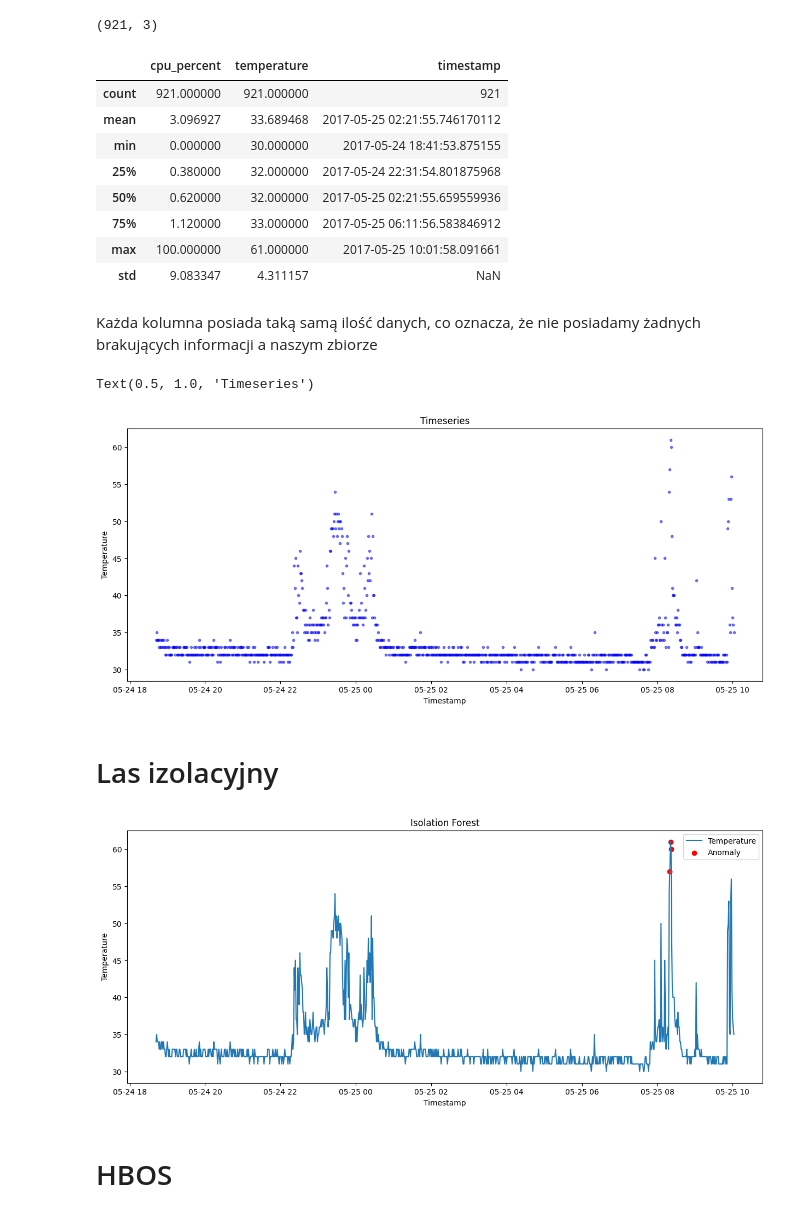
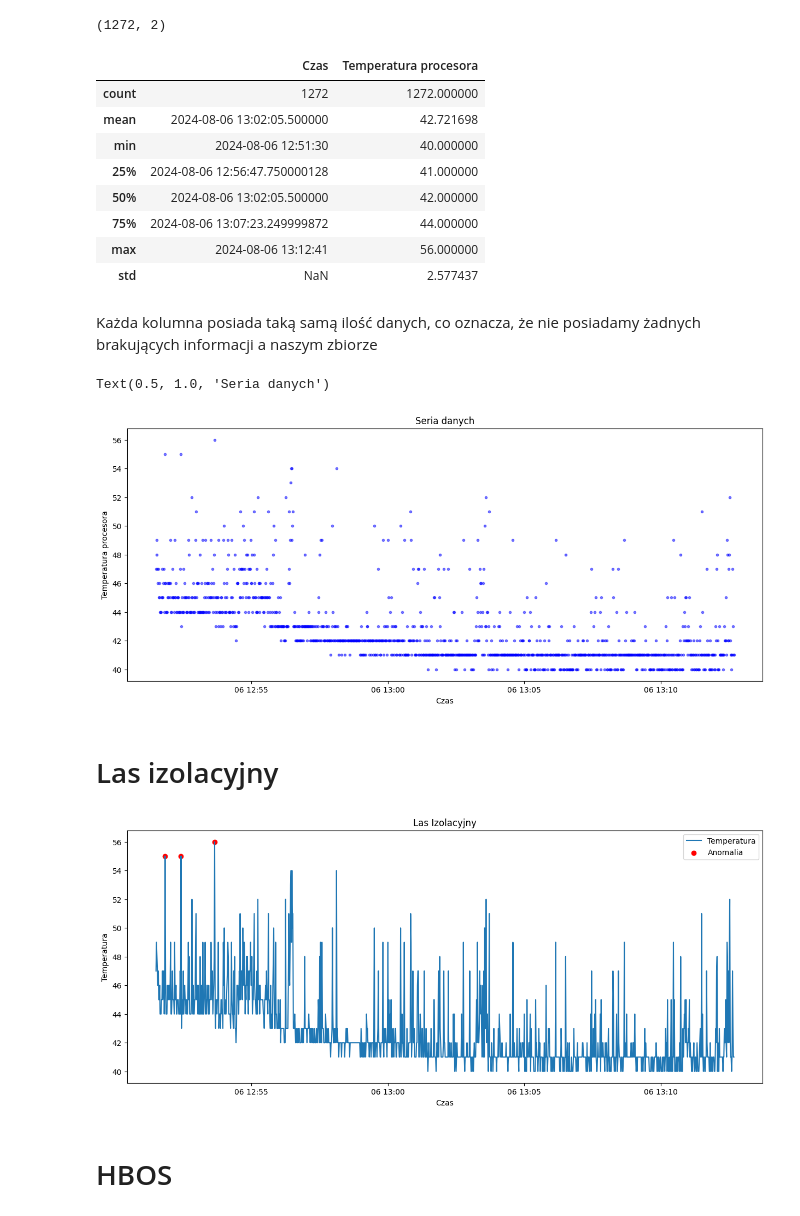
Before and after one commit to wiktorrudzki/MiW, a Jupyter notebook: initial.ipynb, the cells around one changed output. Drawn from its saved outputs; the diff is of its cells as text; code cells hidden in the pictures.

Commit message:
refactor: copy temp data to new variable

```diff
--- a/initial.ipynb
+++ b/initial.ipynb
@@ -5,16 +5,16 @@ import matplotlib.pyplot as plt
 # %%
 def show_anomaly_graph(data_source, title):
   plt.figure(figsize=(15,6))
-  plt.plot(data_source['timestamp'], data_source['temperature'], label='Temperature')
-  plt.scatter(data_source['timestamp'][data_source['anomaly'] == 1], data_source['temperature'][data_source['anomaly'] == 1], color='red', label='Anomaly')
-  plt.xlabel("Timestamp")
-  plt.ylabel("Temperature")
+  plt.plot(data_source['Czas'], data_source['Temperatura procesora'], label='Temperatura')
+  plt.scatter(data_source['Czas'][data_source['Anomalia'] == 1], data_source['Temperatura procesora'][data_source['Anomalia'] == 1], color='red', label='Anomalia')
+  plt.xlabel("Czas")
+  plt.ylabel("Temperatura")
   plt.title(title)
   plt.legend()
   plt.show()
 # %%
-data = pd.read_csv('./sysinfo.csv')
-data['timestamp'] = pd.to_datetime(data['timestamp'])
+data = pd.read_csv('./data/CPUTemperatureLog.csv')
+data['Czas'] = pd.to_datetime(data['Czas'])
 # %%
 data.head()
 # %% [output]
@@ -27,54 +27,53 @@ data.head()
 # %%
 data.shape
 # %% [output]
-(921, 3)
+(1272, 2)
 # %%
 data.describe()
 # %% [output]
-|  | cpu_percent | temperature | timestamp |
-| count | 921.000000 | 921.000000 | 921 |
-| mean | 3.096927 | 33.689468 | 2017-05-25 02:21:55.746170112 |
-| min | 0.000000 | 30.000000 | 2017-05-24 18:41:53.875155 |
-| 25% | 0.380000 | 32.000000 | 2017-05-24 22:31:54.801875968 |
-| 50% | 0.620000 | 32.000000 | 2017-05-25 02:21:55.659559936 |
-| 75% | 1.120000 | 33.000000 | 2017-05-25 06:11:56.583846912 |
-| max | 100.000000 | 61.000000 | 2017-05-25 10:01:58.091661 |
-| std | 9.083347 | 4.311157 | NaN |
+|  | Czas | Temperatura procesora |
+| count | 1272 | 1272.000000 |
+| mean | 2024-08-06 13:02:05.500000 | 42.721698 |
+| min | 2024-08-06 12:51:30 | 40.000000 |
+| 25% | 2024-08-06 12:56:47.750000128 | 41.000000 |
+| 50% | 2024-08-06 13:02:05.500000 | 42.000000 |
+| 75% | 2024-08-06 13:07:23.249999872 | 44.000000 |
+| max | 2024-08-06 13:12:41 | 56.000000 |
+| std | NaN | 2.577437 |
 # %% [markdown]
 Każda kolumna posiada taką samą ilość danych, co oznacza, że nie posiadamy żadnych brakujących informacji a naszym zbiorze
 # %%
 plt.figure(figsize=(15, 6))
-plt.plot(data['timestamp'], data['temperature'], 'b.', alpha=0.5)
-plt.xlabel("Timestamp")
-plt.ylabel("Temperature")
-plt.title("Timeseries")
+plt.plot(data['Czas'], data['Temperatura procesora'], 'b.', alpha=0.5)
+plt.xlabel("Czas")
+plt.ylabel("Temperatura procesora")
+plt.title("Seria danych")
 # %% [output]
-Text(0.5, 1.0, 'Timeseries')
+Text(0.5, 1.0, 'Seria danych')
-[figure, old version]
+[figure, new version]
 # %% [markdown]
 # Las izolacyjny
 # %%
 from sklearn.preprocessing import StandardScaler
 from sklearn.ensemble import IsolationForest
 
-data = pd.read_csv('sysinfo.csv')
-data['timestamp'] = pd.to_datetime(data['timestamp'])
+data_isolation_forest = data.copy()
 
 outliers_fraction = float(.003)
 
 scaler = StandardScaler()
-np_scaled = scaler.fit_transform(data[["temperature"]])
-data_temperature_std = pd.DataFrame(np_scaled, columns=data[["temperature"]].columns)
+np_scaled = scaler.fit_transform(data_isolation_forest[["Temperatura procesora"]])
+data_temperature_std = pd.DataFrame(np_scaled, columns=data_isolation_forest[["Temperatura procesora"]].columns)
 
 model = IsolationForest(contamination=outliers_fraction)
 model.fit(data_temperature_std)
 
-data['anomaly'] = model.predict(data_temperature_std)
-data['anomaly'] = data['anomaly'].apply(lambda x: 1 if x == -1 else 0)
+data_isolation_forest['Anomalia'] = model.predict(data_temperature_std)
+data_isolation_forest['Anomalia'] = data_isolation_forest['Anomalia'].apply(lambda x: 1 if x == -1 else 0)
 
-show_anomaly_graph(data, title='Isolation Forest')
+show_anomaly_graph(data_isolation_forest, title='Las Izolacyjny')
 # %% [output]
-[figure, old version]
+[figure, new version]
 # %% [markdown]
 # HBOS
 # %%
```
Also changed, not shown: parts of 3 cells of this notebook.
